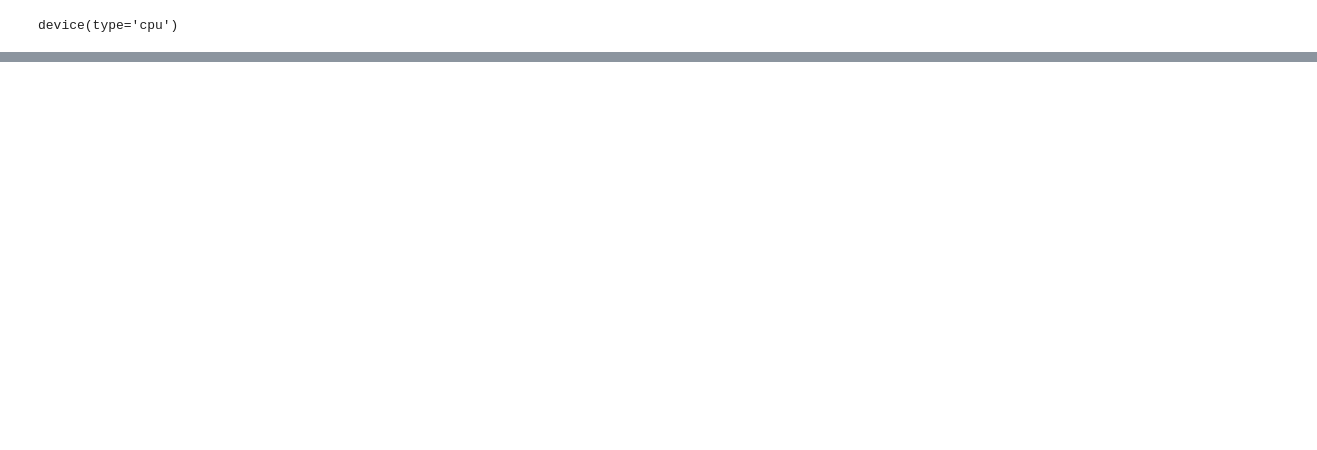
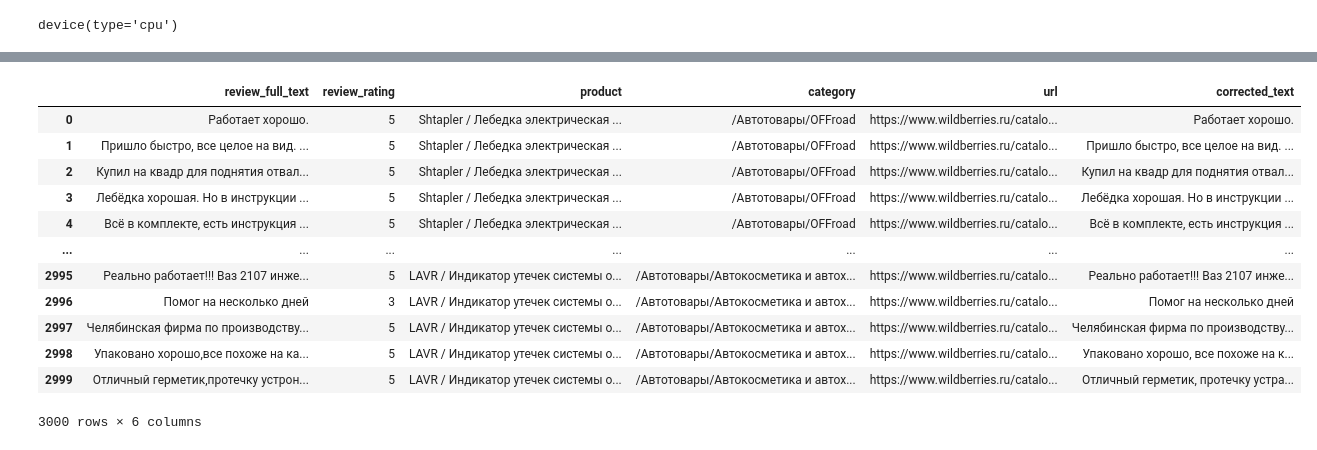
Before and after one commit to Frame24/WB_Parse, a Jupyter notebook: keywords_extraction.ipynb, the cells around one changed output, grey strips where cells are left out. Saved outputs shown, nothing was run; the diff lists cells and outputs as text; code cells hidden in the pictures; blank space fills up the shorter version.

```diff
--- a/keywords_extraction.ipynb
+++ b/keywords_extraction.ipynb
@@ -185,0 +531,16 @@ print("Обработка завершена. Результаты сохран
+# %%
+df_corrected
+# %% [output]
+|  | review_full_text | review_rating | product | category | url | corrected_text |
+| 0 | Работает хорошо. | 5 | Shtapler / Лебедка электрическая ... | /Автотовары/OFFroad | https://www.wildberries.ru/catalo... | Работает хорошо. |
+| 1 | Пришло быстро, все целое на вид. ... | 5 | Shtapler / Лебедка электрическая ... | /Автотовары/OFFroad | https://www.wildberries.ru/catalo... | Пришло быстро, все целое на вид. ... |
+| 2 | Купил на квадр для поднятия отвал... | 5 | Shtapler / Лебедка электрическая ... | /Автотовары/OFFroad | https://www.wildberries.ru/catalo... | Купил на квадр для поднятия отвал... |
+| 3 | Лебёдка хорошая. Но в инструкции ... | 5 | Shtapler / Лебедка электрическая ... | /Автотовары/OFFroad | https://www.wildberries.ru/catalo... | Лебёдка хорошая. Но в инструкции ... |
+| 4 | Всё в комплекте, есть инструкция ... | 5 | Shtapler / Лебедка электрическая ... | /Автотовары/OFFroad | https://www.wildberries.ru/catalo... | Всё в комплекте, есть инструкция ... |
+| ... | ... | ... | ... | ... | ... | ... |
+| 2995 | Реально работает!!! Ваз 2107 инже... | 5 | LAVR / Индикатор утечек системы о... | /Автотовары/Автокосметика и автох... | https://www.wildberries.ru/catalo... | Реально работает!!! Ваз 2107 инже... |
+| 2996 | Помог на несколько дней | 3 | LAVR / Индикатор утечек системы о... | /Автотовары/Автокосметика и автох... | https://www.wildberries.ru/catalo... | Помог на несколько дней |
+| 2997 | Челябинская фирма по производству... | 5 | LAVR / Индикатор утечек системы о... | /Автотовары/Автокосметика и автох... | https://www.wildberries.ru/catalo... | Челябинская фирма по производству... |
+| 2998 | Упаковано хорошо,все похоже на ка... | 5 | LAVR / Индикатор утечек системы о... | /Автотовары/Автокосметика и автох... | https://www.wildberries.ru/catalo... | Упаковано хорошо, все похоже на к... |
+| 2999 | Отличный герметик,протечку устрон... | 5 | LAVR / Индикатор утечек системы о... | /Автотовары/Автокосметика и автох... | https://www.wildberries.ru/catalo... | Отличный герметик, протечку устра... |
+3000 rows × 6 columns
```
Also changed, not shown: parts of 59 cells of this notebook, 8 other files.
